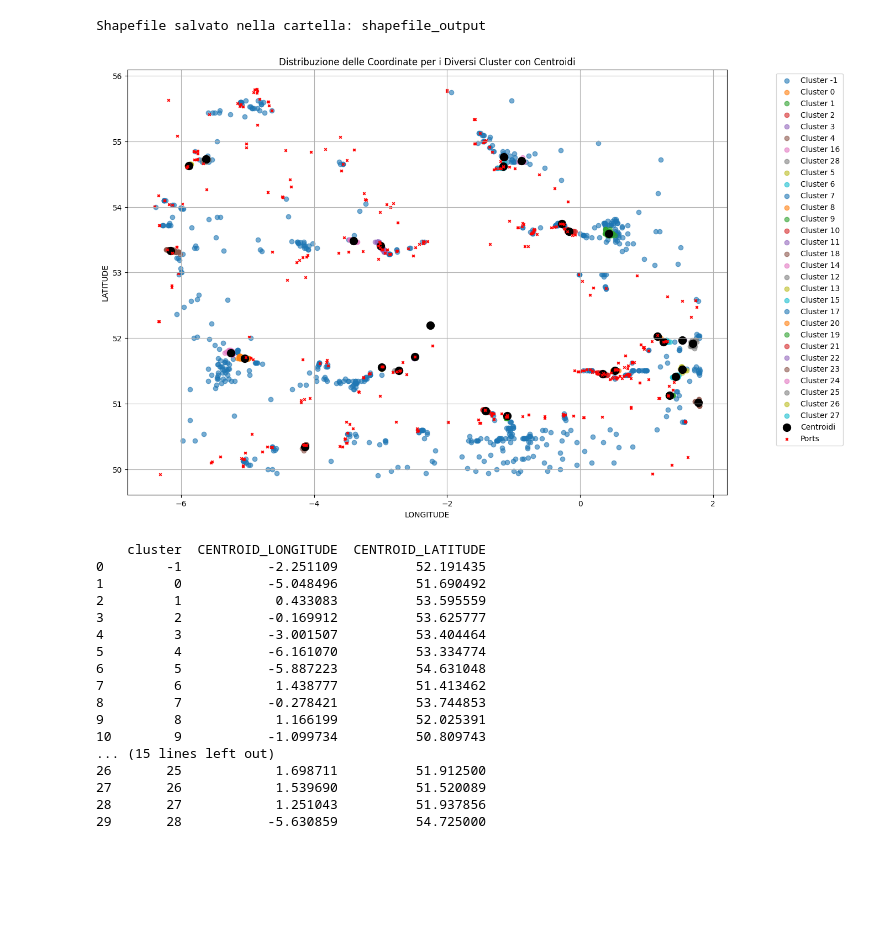
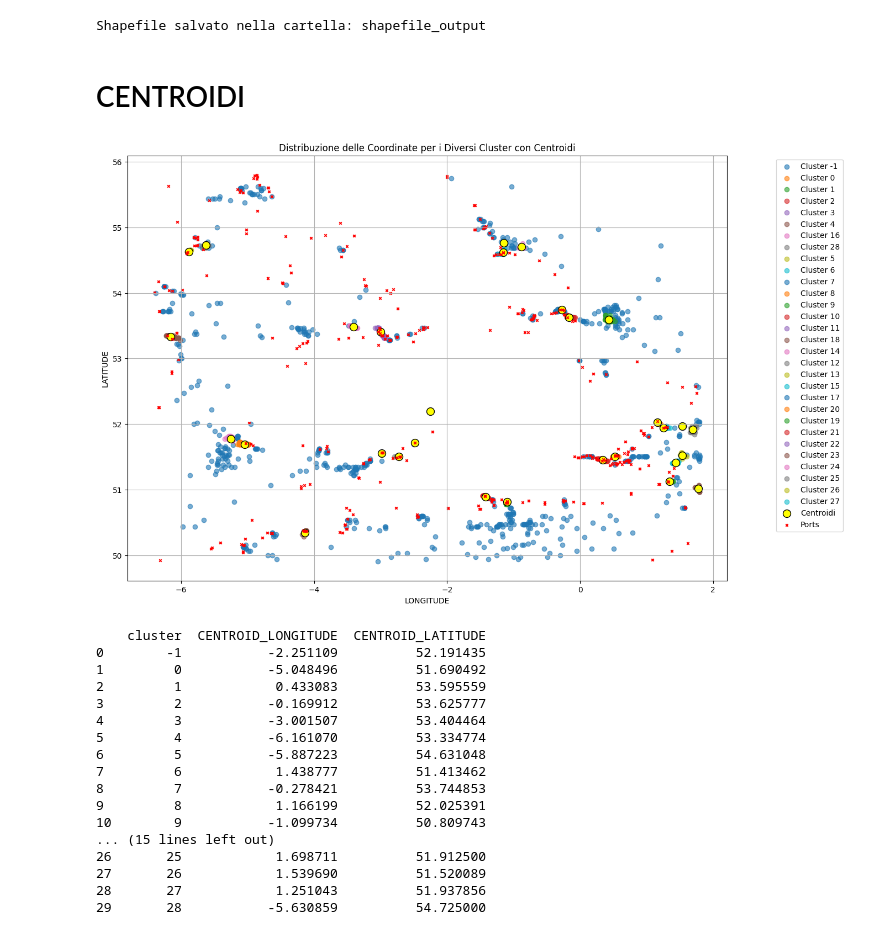
Before and after one commit to nudric25/tesi, a Jupyter notebook: CLU/CLU_mainclass.ipynb, the cells around one changed output. Cells and saved outputs as stored; diff of their text form; code cells hidden in the pictures; blank space fills up the shorter version.

```diff
--- a/CLU/CLU_mainclass.ipynb
+++ b/CLU/CLU_mainclass.ipynb
@@ -106,6 +106,8 @@ gdf.to_file(output_path)
 print(f"Shapefile salvato nella cartella: {output_folder}")
 # %% [output]
 Shapefile salvato nella cartella: shapefile_output
+# %% [markdown]
+# CENTROIDI
 # %%
 
 # Trova il centroide per ogni cluster
@@ -120,35 +122,35 @@ for cluster in stops['cluster'].unique():
     cluster_data = stops[stops['cluster'] == cluster]
     plt.scatter(cluster_data['LONGITUDE'], cluster_data['LATITUDE'],
                 label=f'Cluster {cluster}',
                 alpha=0.6)
 
 # Aggiungi i centri dei cluster
 plt.scatter(centroids['CENTROID_LONGITUDE'], centroids['CENTROID_LATITUDE'],
-            c='black',
+            c='yellow',
             marker='o',
             s=100,
             label='Centroidi',
             edgecolor='k')
 
 # Aggiungi i punti dei porti
 plt.scatter(ports['LONGITUDE'], ports['LATITUDE'],
             c='red',
             marker='x',
             s=10,
             label='Ports')
 
 # Aggiungi le etichette e il titolo
 plt.xlabel('LONGITUDE')
 plt.ylabel('LATITUDE')
 plt.title('Distribuzione delle Coordinate per i Diversi Cluster con Centroidi')
 plt.legend(loc='upper right', bbox_to_anchor=(1.2, 1))
 plt.grid(True)
 plt.show()
 
 # Stampa i centroidi per verifica
 print(centroids)
 # %% [output]
-[figure, old version]
+[figure, new version]
     cluster  CENTROID_LONGITUDE  CENTROID_LATITUDE
 0        -1           -2.251109          52.191435
 1         0           -5.048496          51.690492
```
Also changed, not shown: parts of 4 cells of this notebook.
